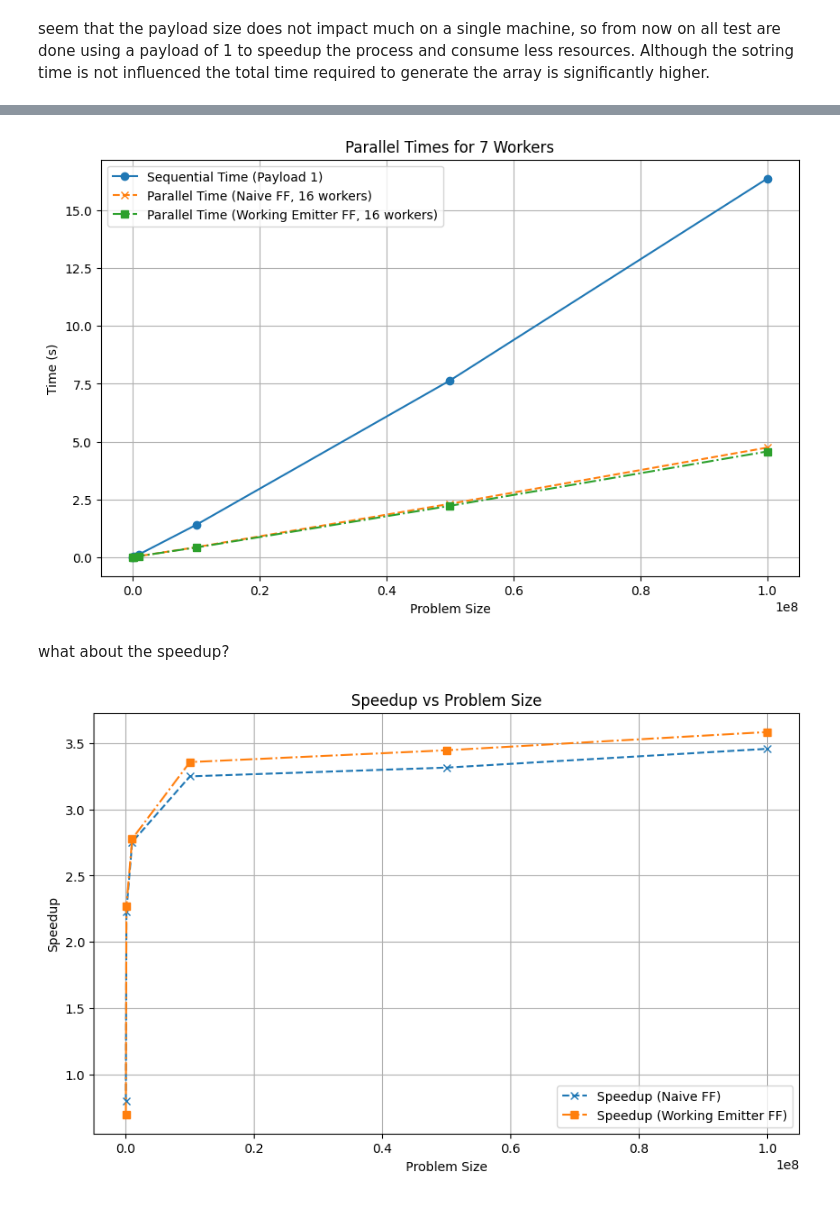
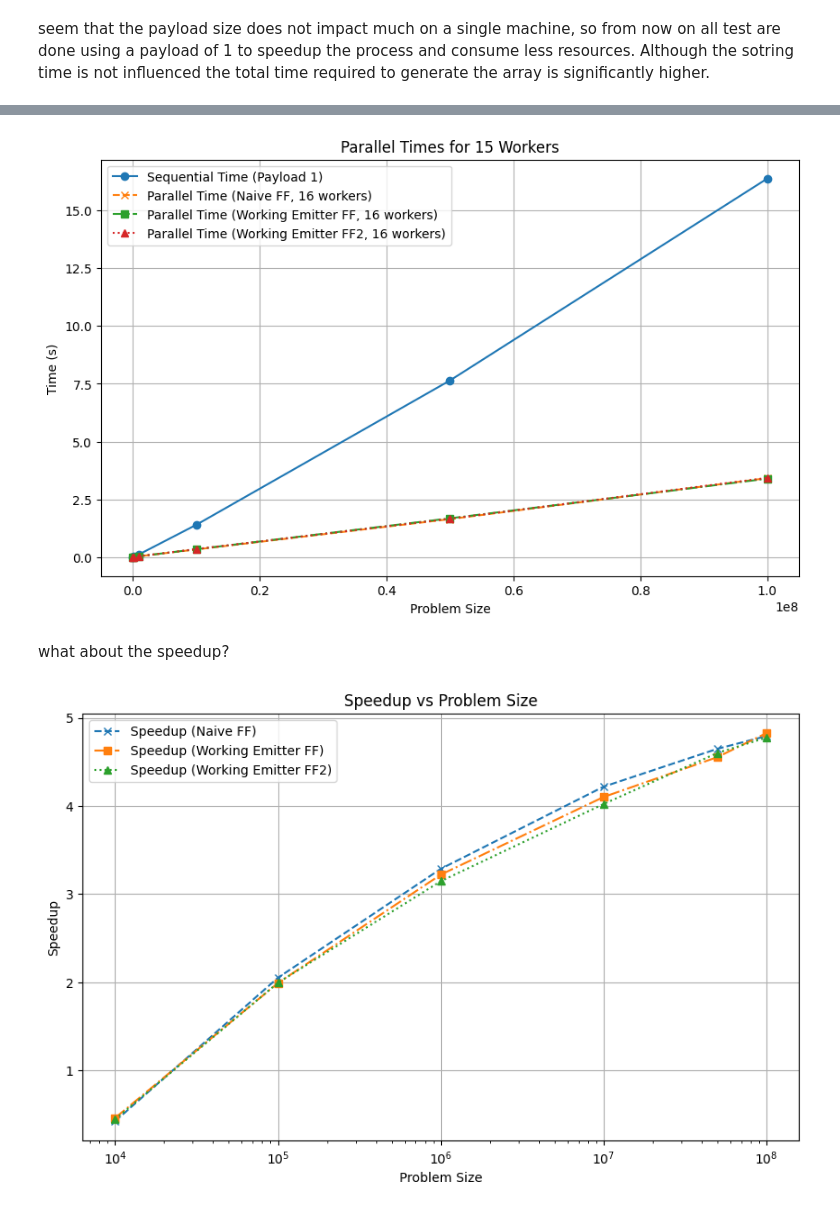
Before and after one commit to DavideB45/SPM, a Jupyter notebook: assignment4/analysis.ipynb, the cells around one changed output, grey strips where cells are left out. Saved outputs shown, nothing was run; the diff lists cells and outputs as text; code cells hidden in the pictures.

```diff
--- a/assignment4/analysis.ipynb
+++ b/assignment4/analysis.ipynb
@@ -17,6 +17,11 @@ par_times = par_times.drop(columns=['trial'])
 we_times = pd.read_csv('results/working_emitter_ff.csv')
 we_times = we_times[we_times['time'] > 0]
 we_times = we_times.drop(columns=['trial'])
+
+#load parallel working emitter times (queue size 2)
+we2_times = pd.read_csv('results/working_emitter_ff2.csv')
+we2_times = we2_times[we2_times['time'] > 0]
+we2_times = we2_times.drop(columns=['trial'])
 # %%
 par_times.head()
 # %% [output]
@@ -61,11 +68,14 @@ plt.show()
 # %% [markdown]
 seem that the payload size does not impact much on a single machine, so from now on all test are done using a payload of 1 to speedup the process and consume less resources. Although the sotring time is not influenced the total time required to generate the array is significantly higher.
 # %%
-par_times = par_times.groupby(['size', 'workers']).agg({'time': 'min'}).reset_index()
+min_par_times = par_times.groupby(['size', 'workers']).agg({'time': 'min'}).reset_index()
 #par_times = par_times.loc[par_times.groupby('size')['time'].idxmin()].reset_index(drop=True)
 
-we_times = we_times.groupby(['size', 'workers']).agg({'time': 'min'}).reset_index()
+min_we_times = we_times.groupby(['size', 'workers']).agg({'time': 'min'}).reset_index()
 #we_times = we_times.loc[we_times.groupby('size')['time'].idxmin()].reset_index(drop=True)
+
+min_we2_times = we2_times.groupby(['size', 'workers']).agg({'time': 'min'}).reset_index()
+#we2_times = we2_times.loc[we2_times.groupby('size')['time'].idxmin()].reset_index(drop=True)
 # %%
 plt.figure(figsize=(10, 6))
 
@@ -92,12 +105,14 @@ plt.show()
 # %%
 plt.figure(figsize=(10, 6))
 
-numThreads = 8
+numThreads =16
 
-par_x = par_times[par_times['workers'] == numThreads -1]
+par_x = min_par_times[par_times['workers'] == numThreads -1]
 par_x = par_x.reset_index(drop=True)
-we_x = we_times[we_times['workers'] == numThreads -1]
+we_x = min_we_times[we_times['workers'] == numThreads -1]
 we_x = we_x.reset_index(drop=True)
+we2_x = min_we2_times[we2_times['workers'] == numThreads -1]
+we2_x = we2_x.reset_index(drop=True)
 
 # Plot sequential times
 plt.plot(small['size'], small['time'], marker='o', label='Sequential Time (Payload 1)')
@@ -107,6 +122,8 @@ plt.plot(par_x['size'], par_x['time'], marker='x', label='Parallel Time (Naive F
 
 # Filter working emitter times for workers = 16
 plt.plot(we_x['size'], we_x['time'], marker='s', label='Parallel Time (Working Emitter FF, 16 workers)', linestyle='-.')
+
+plt.plot(we2_x['size'], we2_x['time'], marker='^', label='Parallel Time (Working Emitter FF2, 16 workers)', linestyle=':')
 # Configure plot
 plt.xlabel('Problem Size')
 plt.ylabel('Time (s)')
@@ -115,28 +132,34 @@ plt.legend()
 plt.grid(True)
 plt.show()
 # %% [output]
-[figure, old version]
+[figure, new version]
 # %% [markdown]
 what about the speedup?
 # %%
 plt.figure(figsize=(10, 6))
 
 # Calculate speedup for naive FF
 speedup_naive = small['time'] / par_x['time']
 
 # Calculate speedup for working emitter FF
 speedup_emitter = small['time'] / we_x['time']
 
+speedup_emitter_2 = small['time'] / we2_x['time']
+
 # Plot speedup
 plt.plot(par_x['size'], speedup_naive, marker='x', label='Speedup (Naive FF)', linestyle='--')
 plt.plot(we_x['size'], speedup_emitter, marker='s', label='Speedup (Working Emitter FF)', linestyle='-.')
+plt.plot(we2_x['size'], speedup_emitter_2, marker='^', label='Speedup (Working Emitter FF2)', linestyle=':')
+
+plt.xscale('log')
+#plt.yscale('log')
 
 # Configure plot
 plt.xlabel('Problem Size')
 plt.ylabel('Speedup')
 plt.title('Speedup vs Problem Size')
 plt.legend()
 plt.grid(True)
 plt.show()
 # %% [output]
-[figure, old version]
+[figure, new version]
```
Also changed, not shown: parts of 6 cells of this notebook, 3 other files.
